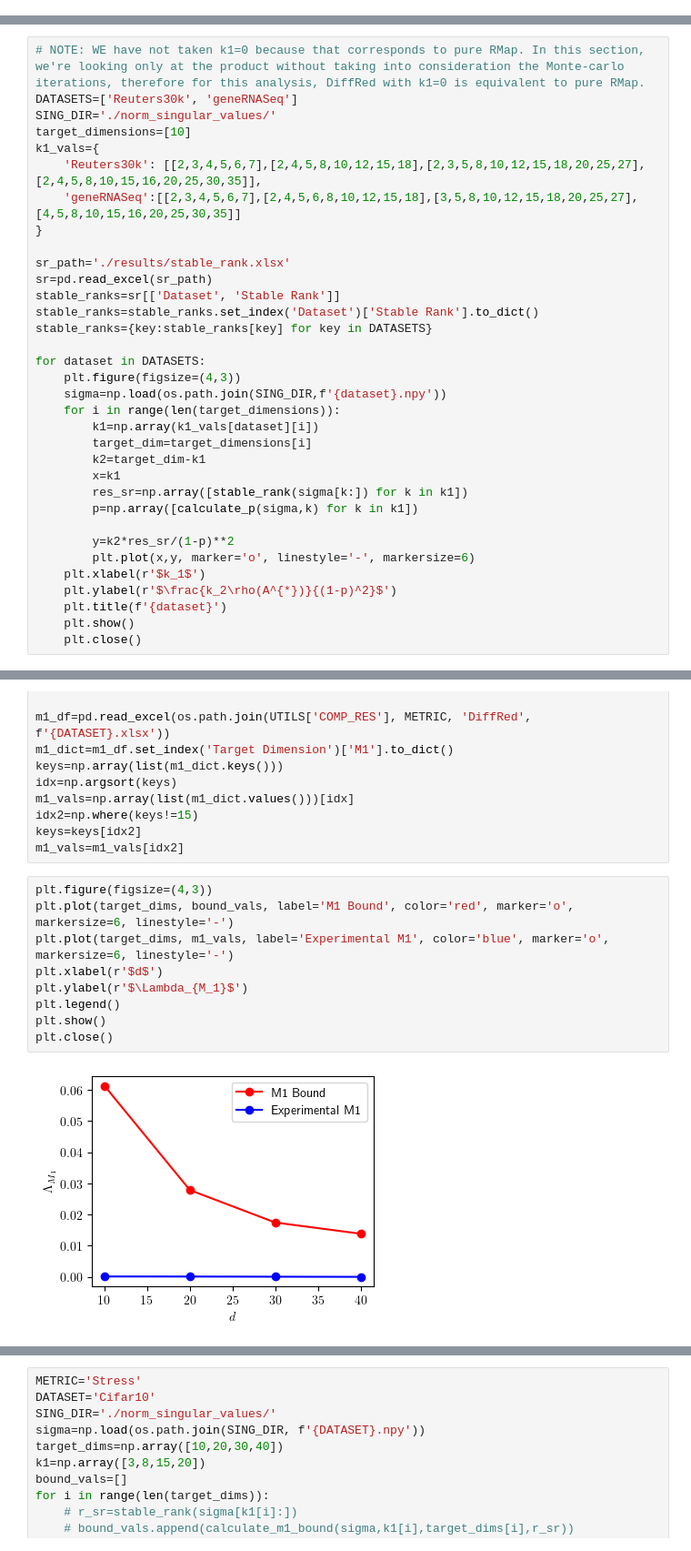
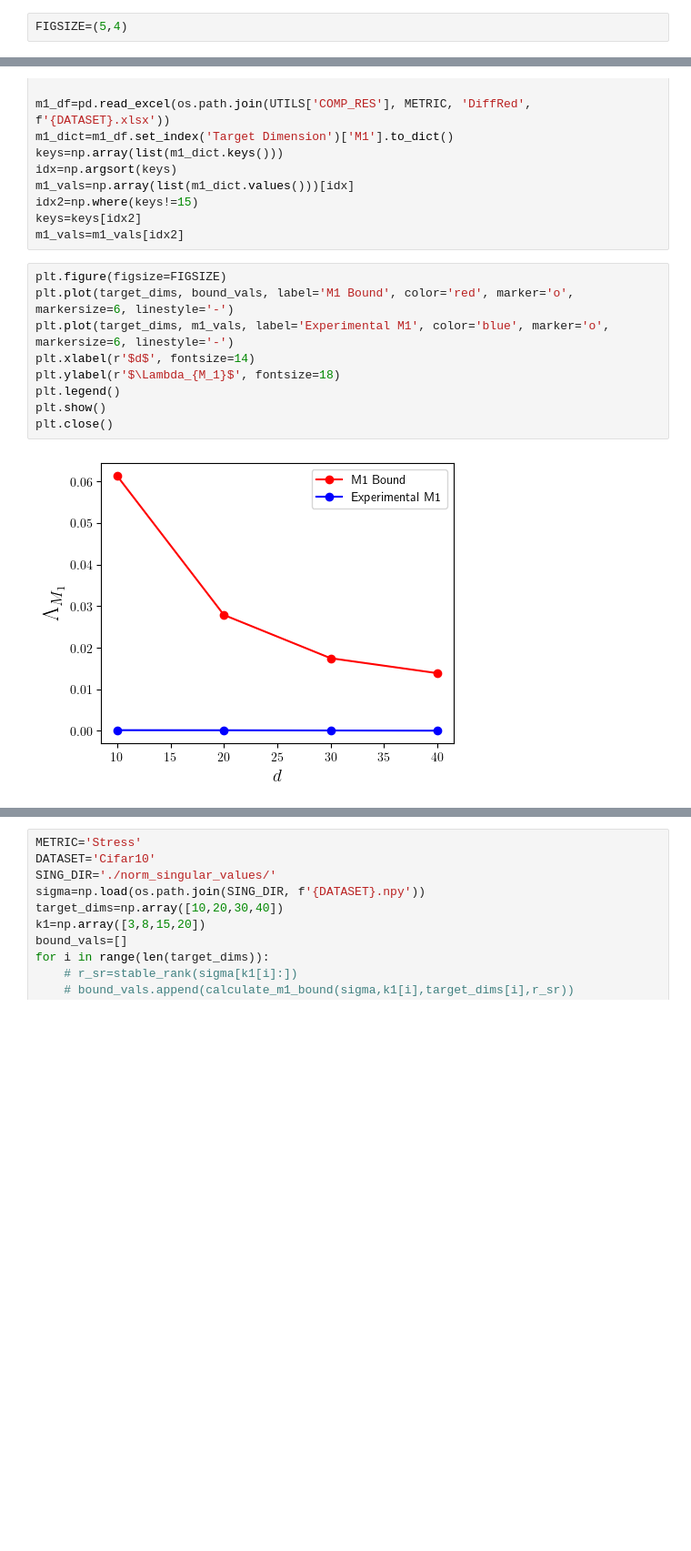
Before and after one commit to S3-Lab-IIT/DiffRed, a Jupyter notebook: Experiments/dimensionality_reduction_metrics/make_plots.ipynb, the cells around one changed output, grey strips where cells are left out. Shown: that part at 91% size. Drawn from its saved outputs; the diff is of its cells as text; blank space fills up the shorter version.

```diff
--- a/Experiments/dimensionality_reduction_metrics/make_plots.ipynb
+++ b/Experiments/dimensionality_reduction_metrics/make_plots.ipynb
@@ -6,6 +7,8 @@ import matplotlib.pyplot as plt
 import matplotlib.cm as cm
 from matplotlib.ticker import MaxNLocator
 plt.rcParams['text.usetex'] = True
+# %%
+FIGSIZE=(5,4)
 # %%
 UTILS={
     "COMP_RES": './results/compiled_results/',
@@ -322,34 +215,0 @@ for dataset in DATASETS:
-# %%
-# NOTE: WE have not taken k1=0 because that corresponds to pure RMap. In this section, we're looking only at the product without taking into consideration the Monte-carlo iterations, therefore for this analysis, DiffRed with k1=0 is equivalent to pure RMap.
-DATASETS=['Reuters30k', 'geneRNASeq']
-SING_DIR='./norm_singular_values/'
-target_dimensions=[10]
-k1_vals={
-    'Reuters30k': [[2,3,4,5,6,7],[2,4,5,8,10,12,15,18],[2,3,5,8,10,12,15,18,20,25,27],[2,4,5,8,10,15,16,20,25,30,35]],
-    'geneRNASeq':[[2,3,4,5,6,7],[2,4,5,6,8,10,12,15,18],[3,5,8,10,12,15,18,20,25,27],[4,5,8,10,15,16,20,25,30,35]]
-}
-
-sr_path='./results/stable_rank.xlsx'
-sr=pd.read_excel(sr_path)
-stable_ranks=sr[['Dataset', 'Stable Rank']]
-stable_ranks=stable_ranks.set_index('Dataset')['Stable Rank'].to_dict()
-stable_ranks={key:stable_ranks[key] for key in DATASETS}
-
-for dataset in DATASETS:
-    plt.figure(figsize=(4,3))
-    sigma=np.load(os.path.join(SING_DIR,f'{dataset}.npy'))
-    for i in range(len(target_dimensions)):
-        k1=np.array(k1_vals[dataset][i])
-        target_dim=target_dimensions[i]
-        k2=target_dim-k1
-        x=k1
-        res_sr=np.array([stable_rank(sigma[k:]) for k in k1])
-        p=np.array([calculate_p(sigma,k) for k in k1])
-
-        y=k2*res_sr/(1-p)**2
-        plt.plot(x,y, marker='o', linestyle='-', markersize=6)
-    plt.xlabel(r'$k_1$')
-    plt.ylabel(r'$\frac{k_2\rho(A^{*})}{(1-p)^2}$')
-    plt.title(f'{dataset}')
-    plt.show()
-    plt.close()
@@ -523,14 +332,14 @@ idx2=np.where(keys!=15)
 keys=keys[idx2]
 m1_vals=m1_vals[idx2]
 # %%
-plt.figure(figsize=(4,3))
+plt.figure(figsize=FIGSIZE)
 plt.plot(target_dims, bound_vals, label='M1 Bound', color='red', marker='o', markersize=6, linestyle='-')
 plt.plot(target_dims, m1_vals, label='Experimental M1', color='blue', marker='o', markersize=6, linestyle='-')
-plt.xlabel(r'$d$')
-plt.ylabel(r'$\Lambda_{M_1}$')
+plt.xlabel(r'$d$', fontsize=14)
+plt.ylabel(r'$\Lambda_{M_1}$', fontsize=18)
 plt.legend()
 plt.show()
 plt.close()
 # %% [output]
-[figure, old version]
+[figure, new version]
 # %% [markdown]
```
Also changed, not shown: parts of 48 cells of this notebook, 1 other file.
